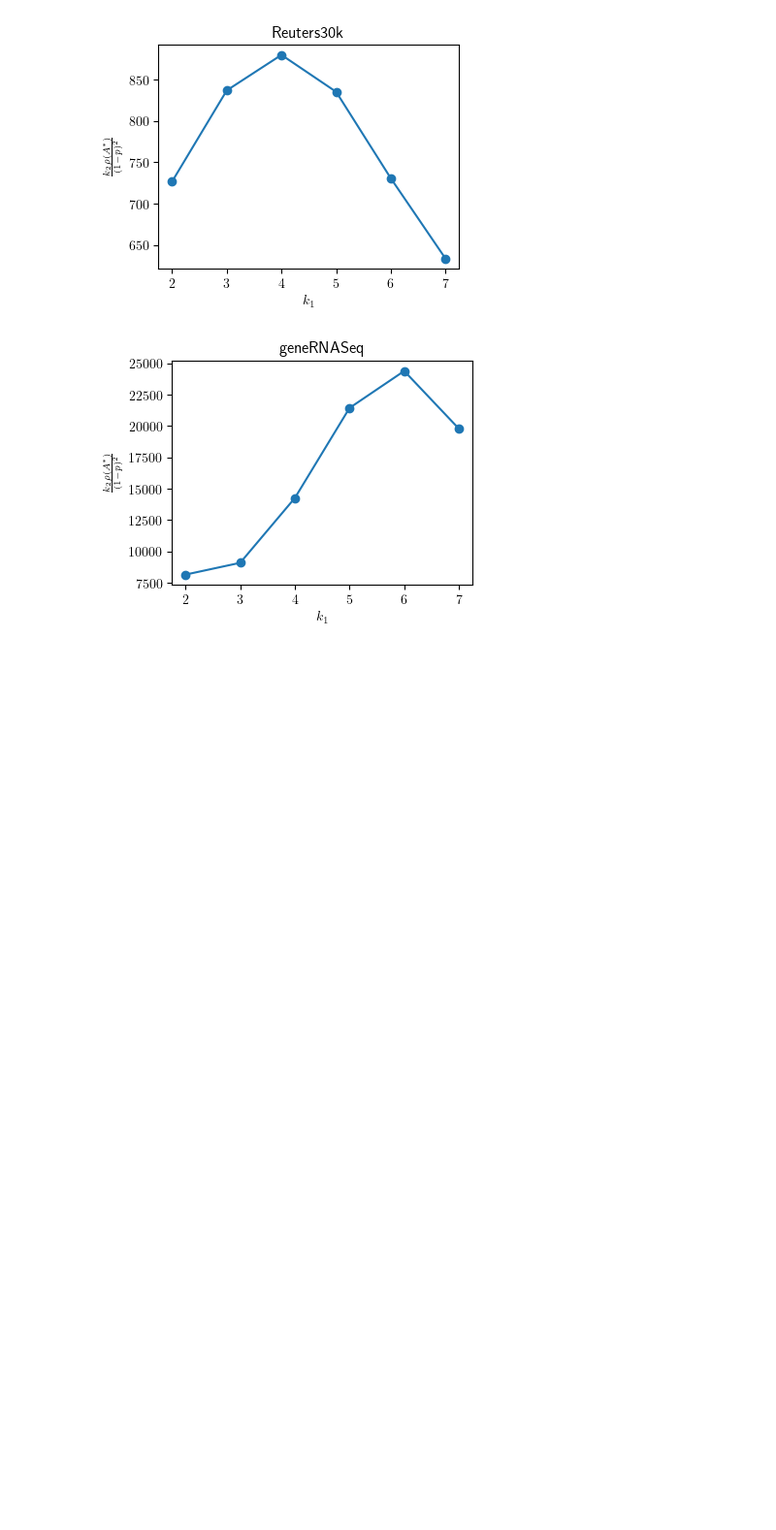
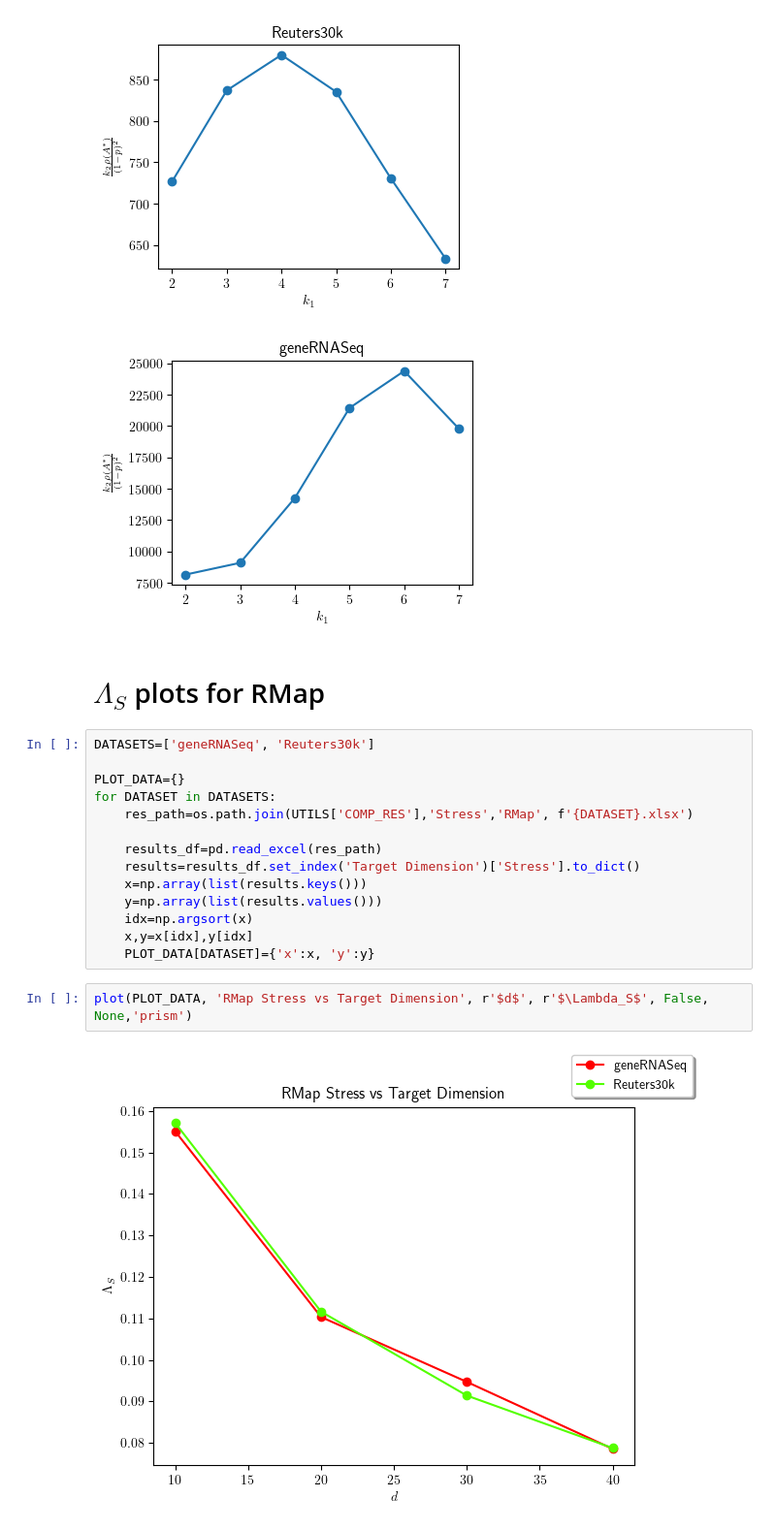
Before and after one commit to S3-Lab-IIT/DiffRed, a Jupyter notebook: Experiments/dimensionality_reduction_metrics/make_plots.ipynb, the cells around one changed output. Shown: that part at 97% size. Cells and saved outputs as stored; diff of their text form; blank space fills up the shorter version.

Commit message:
Added stress plots for RMap

```diff
--- a/Experiments/dimensionality_reduction_metrics/make_plots.ipynb
+++ b/Experiments/dimensionality_reduction_metrics/make_plots.ipynb
@@ -349,3 +349,23 @@ for dataset in DATASETS:
 # %% [output]
 [figure]
 [figure]
+# %% [markdown]
+# $\Lambda_{S}$ plots for RMap
+# %%
+DATASETS=['geneRNASeq', 'Reuters30k']
+
+PLOT_DATA={}
+for DATASET in DATASETS:
+    res_path=os.path.join(UTILS['COMP_RES'],'Stress','RMap', f'{DATASET}.xlsx')
+
+    results_df=pd.read_excel(res_path)
+    results=results_df.set_index('Target Dimension')['Stress'].to_dict()
+    x=np.array(list(results.keys()))
+    y=np.array(list(results.values()))
+    idx=np.argsort(x)
+    x,y=x[idx],y[idx]
+    PLOT_DATA[DATASET]={'x':x, 'y':y}
+# %%
+plot(PLOT_DATA, 'RMap Stress vs Target Dimension', r'$d$', r'$\Lambda_S$', False, None,'prism')
+# %% [output]
+[figure, added]
```
Also changed, not shown: parts of 1 cell of this notebook.
